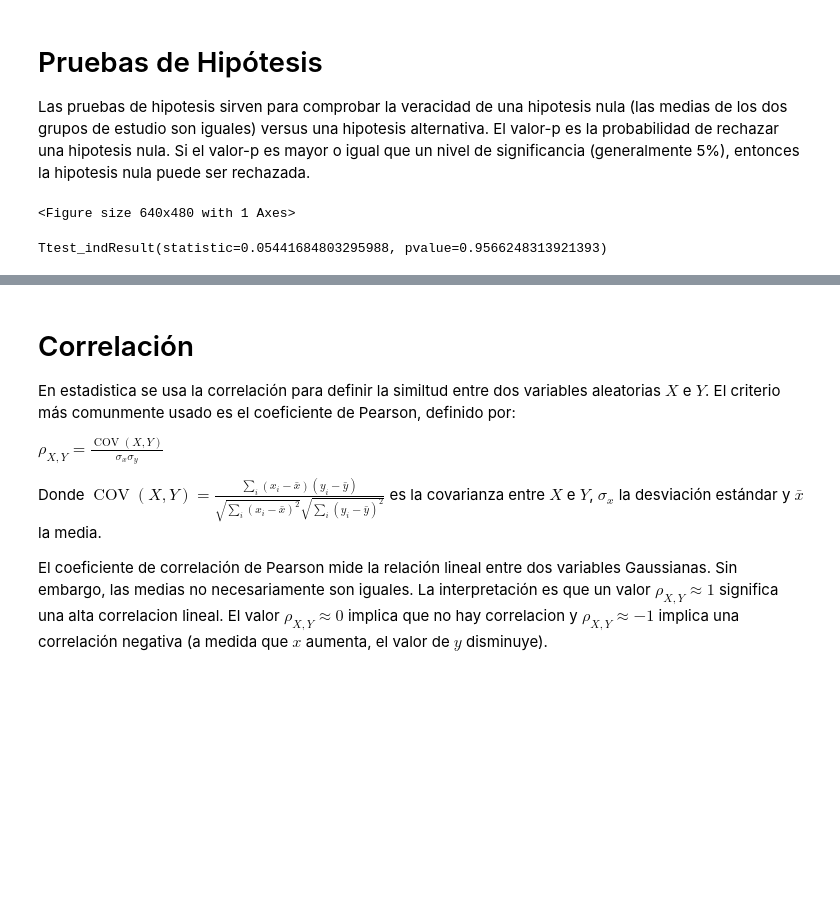
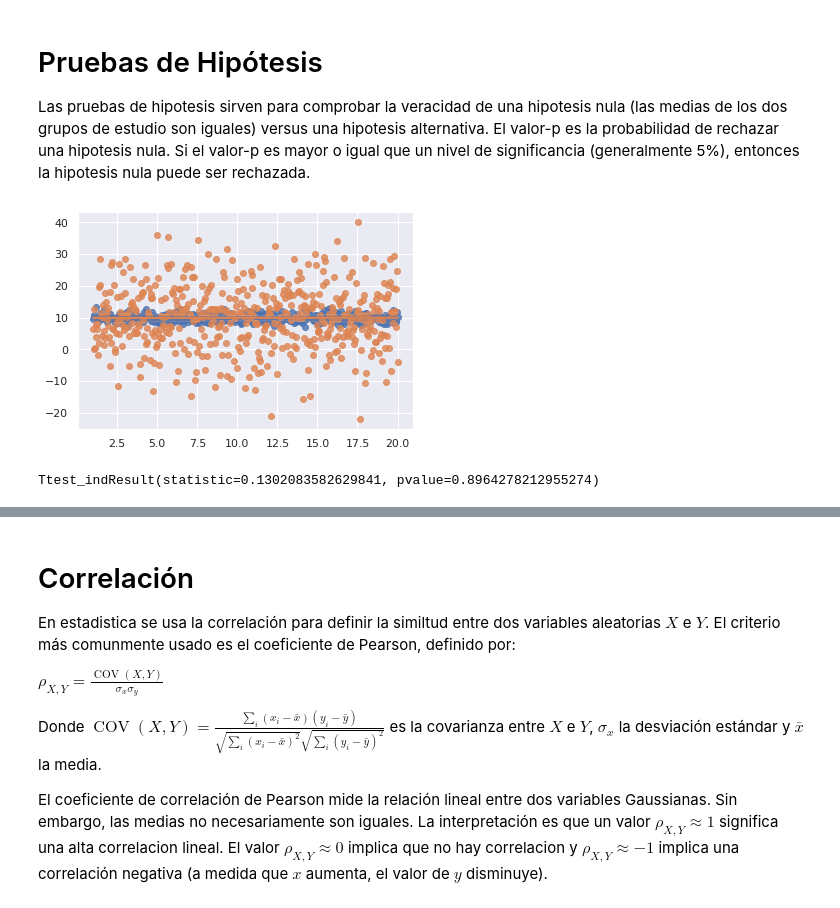
Before and after one commit to sherna90/analisis_algoritmos, a Jupyter notebook: 2.-diseno_experimentos.ipynb, the cells around one changed output, grey strips where cells are left out. Cells and saved outputs as stored; diff of their text form; code cells hidden in the pictures; blank space fills up the shorter version.

```diff
--- a/2.-diseno_experimentos.ipynb
+++ b/2.-diseno_experimentos.ipynb
@@ -16,25 +16,24 @@ Las pruebas de hipotesis sirven para comprobar la veracidad de una hipotesis nul
 # %%
 import numpy as np
 import matplotlib.pyplot as plt
 import seaborn as sns
 from scipy import stats
 
 sns.set(style="darkgrid")
 
 samples=500
 
 x=np.linspace(1,20,samples)
 
 # medias iguales
 y_1=np.random.normal(10,1,samples)
 y_2=np.random.normal(10,10,samples)
 
 sns.regplot(x=x, y=y_1, fit_reg=True)
 sns.regplot(x=x, y=y_2, fit_reg=True)
 plt.show()
 
-print(stats.ttest_ind_from_stats(np.mean(y_1),np.var(y_1),len(y_1),
-                                 np.mean(y_2),np.var(y_2),len(y_2),equal_var=False))
+print(stats.ttest_ind(y_1,y_2))
 # %% [output]
+[figure, added]
-<Figure size 640x480 with 1 Axes>
+Ttest_indResult(statistic=0.1302083582629841, pvalue=0.8964278212955274)
-Ttest_indResult(statistic=0.05441684803295988, pvalue=0.9566248313921393)
```
Also changed, not shown: parts of 13 cells of this notebook.
